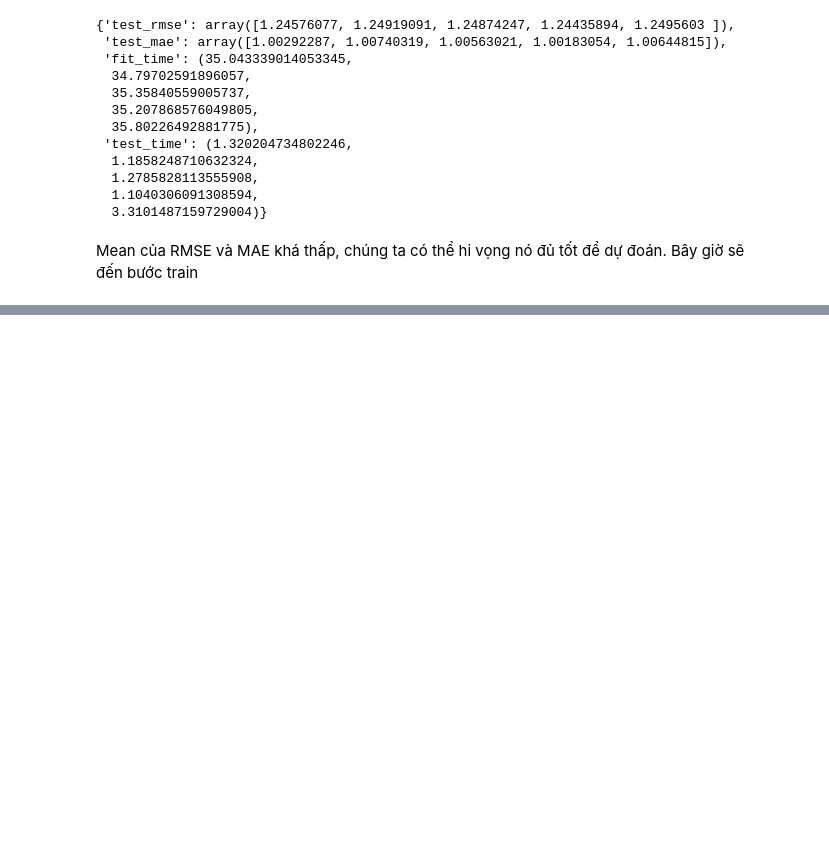
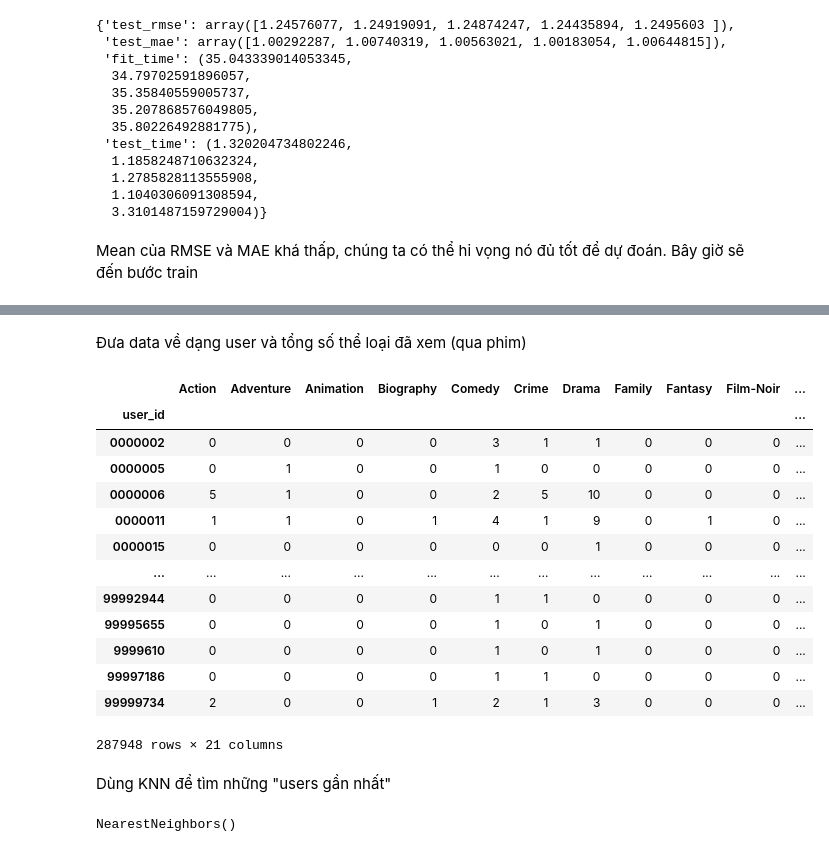
Before and after one commit to bathinh001/Movie-Recommendation-IMDb, a Jupyter notebook: main/main.ipynb, the cells around one changed output, grey strips where cells are left out. Cells and saved outputs as stored; diff of their text form; code cells hidden in the pictures; blank space fills up the shorter version.

```diff
--- a/main/main.ipynb
+++ b/main/main.ipynb
@@ -295,0 +337,4 @@ algo.predict()
+# %%
+extract_genre_df = movie_df['genres'].str.get_dummies(';')
+# %%
+movie_df = pd.concat([movie_df[['id', 'title']], extract_genre_df], axis = 1)
@@ -295,0 +343,2 @@ algo.predict()
+# %%
+movie_user_df = pd.merge(movie_df, ratings_df, left_on='id', right_on='movie_id', how='outer')
@@ -295,0 +355,30 @@ algo.predict()
+# %% [markdown]
+Đưa data về dạng user và tổng số thể loại đã xem (qua phim)
+# %%
+movie_user_df = movie_user_df.drop(["movie_id","title", "rating"],axis=1)
+# %%
+users_moviemat = movie_user_df.groupby("user_id").sum()
+X = users_moviemat.iloc[:,:].values
+users_moviemat
+# %% [output]
+|  | Action | Adventure | Animation | Biography | Comedy | Crime | Drama | Family | Fantasy | Film-Noir | ... |
+| user_id |  |  |  |  |  |  |  |  |  |  | ... |
+| 0000002 | 0 | 0 | 0 | 0 | 3 | 1 | 1 | 0 | 0 | 0 | ... |
+| 0000005 | 0 | 1 | 0 | 0 | 1 | 0 | 0 | 0 | 0 | 0 | ... |
+| 0000006 | 5 | 1 | 0 | 0 | 2 | 5 | 10 | 0 | 0 | 0 | ... |
+| 0000011 | 1 | 1 | 0 | 1 | 4 | 1 | 9 | 0 | 1 | 0 | ... |
+| 0000015 | 0 | 0 | 0 | 0 | 0 | 0 | 1 | 0 | 0 | 0 | ... |
+| ... | ... | ... | ... | ... | ... | ... | ... | ... | ... | ... | ... |
+| 99992944 | 0 | 0 | 0 | 0 | 1 | 1 | 0 | 0 | 0 | 0 | ... |
+| 99995655 | 0 | 0 | 0 | 0 | 1 | 0 | 1 | 0 | 0 | 0 | ... |
+| 9999610 | 0 | 0 | 0 | 0 | 1 | 0 | 1 | 0 | 0 | 0 | ... |
+| 99997186 | 0 | 0 | 0 | 0 | 1 | 1 | 0 | 0 | 0 | 0 | ... |
+| 99999734 | 2 | 0 | 0 | 1 | 2 | 1 | 3 | 0 | 0 | 0 | ... |
+287948 rows × 21 columns
+# %% [markdown]
+Dùng KNN để tìm những "users gần nhất"
+# %%
+classifier = NearestNeighbors()
+classifier.fit(X)
+# %% [output]
+NearestNeighbors()
```
Also changed, not shown: parts of 17 cells of this notebook.
